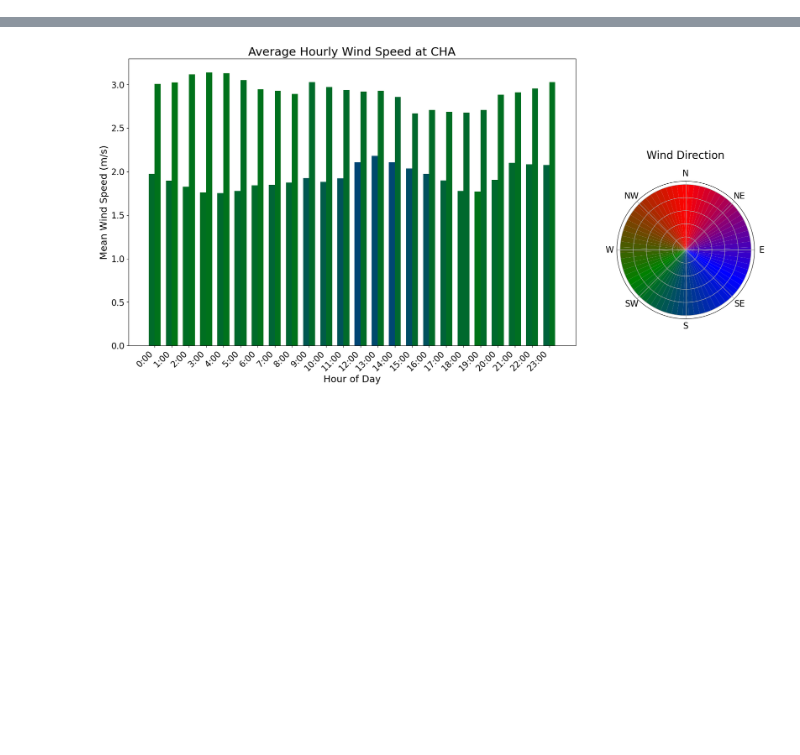
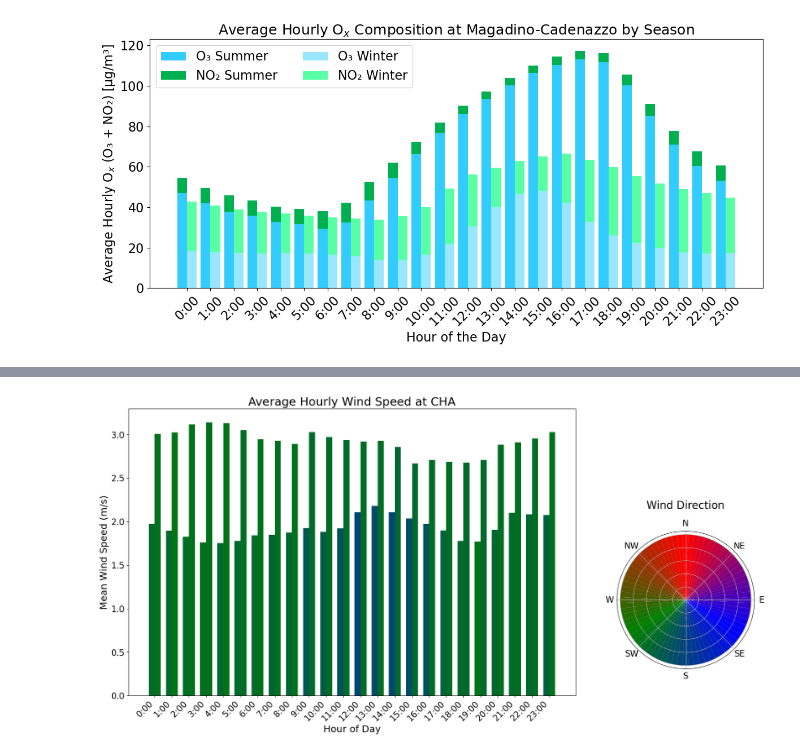
Before and after one commit to alexhvrl/PROJET-AIR-POLLUTION, a Jupyter notebook: QU5_YOAN/Question5_YOAN.ipynb, the cells around one changed output, grey strips where cells are left out. Saved outputs shown, nothing was run; the diff lists cells and outputs as text; code cells hidden in the pictures; blank space fills up the shorter version.

```diff
--- a/QU5_YOAN/Question5_YOAN.ipynb
+++ b/QU5_YOAN/Question5_YOAN.ipynb
@@ -75,0 +76,100 @@ for station in ['Magadino-Cadenazzo', 'Chaumont']:
+# %%
+import pandas as pd
+import matplotlib.pyplot as plt
+import matplotlib.colors as mcolors
+import colorsys
+import numpy as np
+from pathlib import Path
+
+# Global font size settings
+plt.rcParams['legend.fontsize'] = 16
+plt.rcParams['axes.titlesize'] = 18
+plt.rcParams['axes.labelsize'] = 16
+plt.rcParams['xtick.labelsize'] = 16
+plt.rcParams['ytick.labelsize'] = 16
+
+# Step 1: Load the O3 and NO2 data
+o3_file = 'O3.csv'
+no2_file = 'NO2.csv'
+
+o3_df = pd.read_csv(o3_file, delimiter=';', parse_dates=['Date/heure'], dayfirst=True)
+no2_df = pd.read_csv(no2_file, delimiter=';', parse_dates=['Date/heure'], dayfirst=True)
+
+# Step 2: Merge the two dataframes on Date/heure
+o3_df.set_index('Date/heure', inplace=True)
+no2_df.set_index('Date/heure', inplace=True)
+
+# Step 3: Define seasons
+def add_season_column(df):
+    df['Season'] = np.where(df.index.month.isin([12, 1, 2]), 'Winter',
+                            np.where(df.index.month.isin([6, 7, 8]), 'Summer', 'Other'))
+    return df
+
+o3_df = add_season_column(o3_df)
+no2_df = add_season_column(no2_df)
+
+# Step 4: Filter out only summer and winter data
+o3_seasonal = o3_df[o3_df['Season'] != 'Other']
+no2_seasonal = no2_df[no2_df['Season'] != 'Other']
+
+# Step 5: Calculate hourly averages for each season and station
+o3_hourly_means = o3_seasonal.groupby([o3_seasonal.index.hour, 'Season']).mean().unstack()
+no2_hourly_means = no2_seasonal.groupby([no2_seasonal.index.hour, 'Season']).mean().unstack()
+
+# Step 6: Function to lighten a color
+def lighten_color(color, amount=0.5):
+    try:
+        c = mcolors.cnames[color]
+    except KeyError:
+        c = color
+    rgb = mcolors.to_rgb(c)
+    hls = colorsys.rgb_to_hls(*rgb)
+    lighter_rgb = colorsys.hls_to_rgb(hls[0], 1 - amount * (1 - hls[1]), hls[2])
+    return lighter_rgb
+
+# Step 7: Define base colors for Summer O3 and NO2
+o3_base_color = '#33CCFF'  # Blue-ish for O3
+no2_base_color = '#00B050'  # Orange-ish for NO2
+
+o3_winter_color = lighten_color(o3_base_color, 0.5)
+no2_winter_color = lighten_color(no2_base_color, 0.5)
+
+# Step 8: Plotting
+for station in ['Magadino-Cadenazzo', 'Chaumont']:
+    fig, ax = plt.subplots(figsize=(12, 6))
+
+    indices = np.arange(24)
+    bar_width = 0.35
+    spacing = 0.15
+    total_width = 2 * bar_width + spacing
+    positions = indices * total_width
+
+    # Summer means
+    o3_summer = o3_hourly_means[station]['Summer'].values
+    no2_summer = no2_hourly_means[station]['Summer'].values
+
+    # Winter means
+    o3_winter = o3_hourly_means[station]['Winter'].values
+    no2_winter = no2_hourly_means[station]['Winter'].values
+
+    # Summer bars (O3 base, NO2 stacked on top)
+    ax.bar(positions, o3_summer, width=bar_width, color=o3_base_color, label='O₃ Summer')
+    ax.bar(positions, no2_summer, width=bar_width, color=no2_base_color, bottom=o3_summer, label='NO₂ Summer')
+
+    # Winter bars (lighter O3, NO2 stacked)
+    ax.bar(positions + bar_width, o3_winter, width=bar_width, color=o3_winter_color, label='O₃ Winter')
+    ax.bar(positions + bar_width, no2_winter, width=bar_width, color=no2_winter_color, bottom=o3_winter, label='NO₂ Winter')
+
+    # Labels and title
+    ax.set_xlabel('Hour of the Day')
+    ax.set_ylabel('Average Hourly O$_x$ (O₃ + NO₂) [µg/m³]')
+    ax.set_title(f'Average Hourly O$_x$ Composition at {station} by Season')
+
+    ax.set_xticks(positions + bar_width / 2)
+    ax.set_xticklabels([f'{h}:00' for h in range(24)], rotation=45)
+    ax.legend(ncol=2)
+
+    plt.tight_layout()
+    plt.show()
+# %% [output]
+[figure, added]
```
Also changed, not shown: parts of 2 cells of this notebook, 1 other file.
